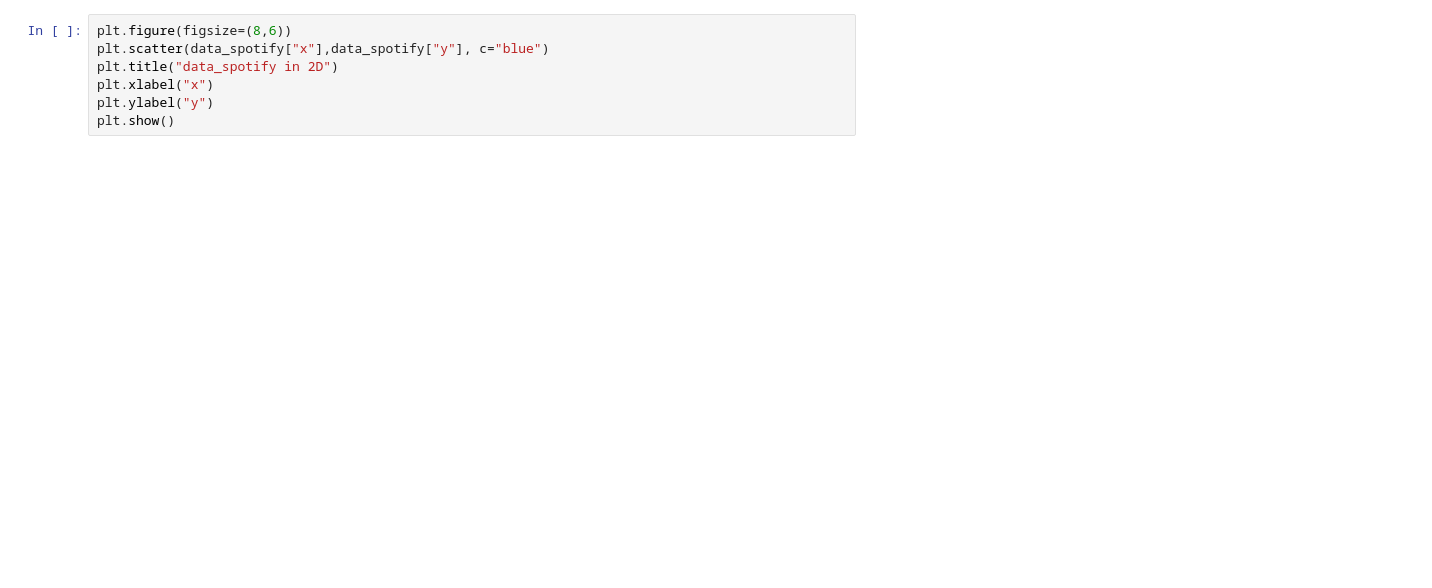
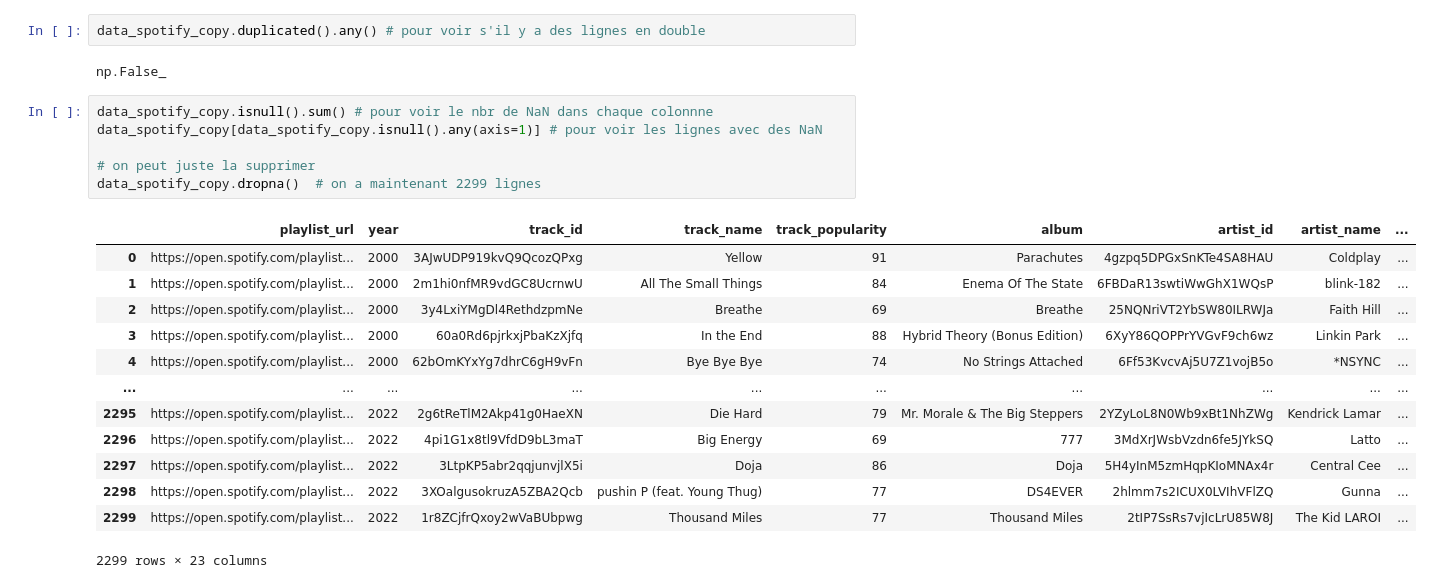
Before and after one commit to fxcollot/SpotifyUnsupervised, a Jupyter notebook: spotify_Louise.ipynb, the cells around one changed output. Saved outputs shown, nothing was run; the diff lists cells and outputs as text; blank space fills up the shorter version.

```diff
--- a/spotify_Louise.ipynb
+++ b/spotify_Louise.ipynb
@@ -36,7 +42,24 @@ plt.show()cd potifyUnsupervised.git
+# %%
+data_spotify_copy.duplicated().any() # pour voir s'il y a des lignes en double
+# %% [output]
+np.False_
 # %%
-plt.figure(figsize=(8,6))
-plt.scatter(data_spotify["x"],data_spotify["y"], c="blue")
-plt.title("data_spotify in 2D")
-plt.xlabel("x")
-plt.ylabel("y")
-plt.show()
+data_spotify_copy.isnull().sum() # pour voir le nbr de NaN dans chaque colonnne
+data_spotify_copy[data_spotify_copy.isnull().any(axis=1)] # pour voir les lignes avec des NaN
+
+# on peut juste la supprimer
+data_spotify_copy.dropna()  # on a maintenant 2299 lignes
+# %% [output]
+|  | playlist_url | year | track_id | track_name | track_popularity | album | artist_id | artist_name | ... |
+| 0 | https://open.spotify.com/playlist... | 2000 | 3AJwUDP919kvQ9QcozQPxg | Yellow | 91 | Parachutes | 4gzpq5DPGxSnKTe4SA8HAU | Coldplay | ... |
+| 1 | https://open.spotify.com/playlist... | 2000 | 2m1hi0nfMR9vdGC8UcrnwU | All The Small Things | 84 | Enema Of The State | 6FBDaR13swtiWwGhX1WQsP | blink-182 | ... |
+| 2 | https://open.spotify.com/playlist... | 2000 | 3y4LxiYMgDl4RethdzpmNe | Breathe | 69 | Breathe | 25NQNriVT2YbSW80ILRWJa | Faith Hill | ... |
+| 3 | https://open.spotify.com/playlist... | 2000 | 60a0Rd6pjrkxjPbaKzXjfq | In the End | 88 | Hybrid Theory (Bonus Edition) | 6XyY86QOPPrYVGvF9ch6wz | Linkin Park | ... |
+| 4 | https://open.spotify.com/playlist... | 2000 | 62bOmKYxYg7dhrC6gH9vFn | Bye Bye Bye | 74 | No Strings Attached | 6Ff53KvcvAj5U7Z1vojB5o | *NSYNC | ... |
+| ... | ... | ... | ... | ... | ... | ... | ... | ... | ... |
+| 2295 | https://open.spotify.com/playlist... | 2022 | 2g6tReTlM2Akp41g0HaeXN | Die Hard | 79 | Mr. Morale & The Big Steppers | 2YZyLoL8N0Wb9xBt1NhZWg | Kendrick Lamar | ... |
+| 2296 | https://open.spotify.com/playlist... | 2022 | 4pi1G1x8tl9VfdD9bL3maT | Big Energy | 69 | 777 | 3MdXrJWsbVzdn6fe5JYkSQ | Latto | ... |
+| 2297 | https://open.spotify.com/playlist... | 2022 | 3LtpKP5abr2qqjunvjlX5i | Doja | 86 | Doja | 5H4yInM5zmHqpKIoMNAx4r | Central Cee | ... |
+| 2298 | https://open.spotify.com/playlist... | 2022 | 3XOalgusokruzA5ZBA2Qcb | pushin P (feat. Young Thug) | 77 | DS4EVER | 2hlmm7s2ICUX0LVIhVFlZQ | Gunna | ... |
+| 2299 | https://open.spotify.com/playlist... | 2022 | 1r8ZCjfrQxoy2wVaBUbpwg | Thousand Miles | 77 | Thousand Miles | 2tIP7SsRs7vjIcLrU85W8J | The Kid LAROI | ... |
+2299 rows × 23 columns
```
Also changed, not shown: parts of 13 cells of this notebook.
